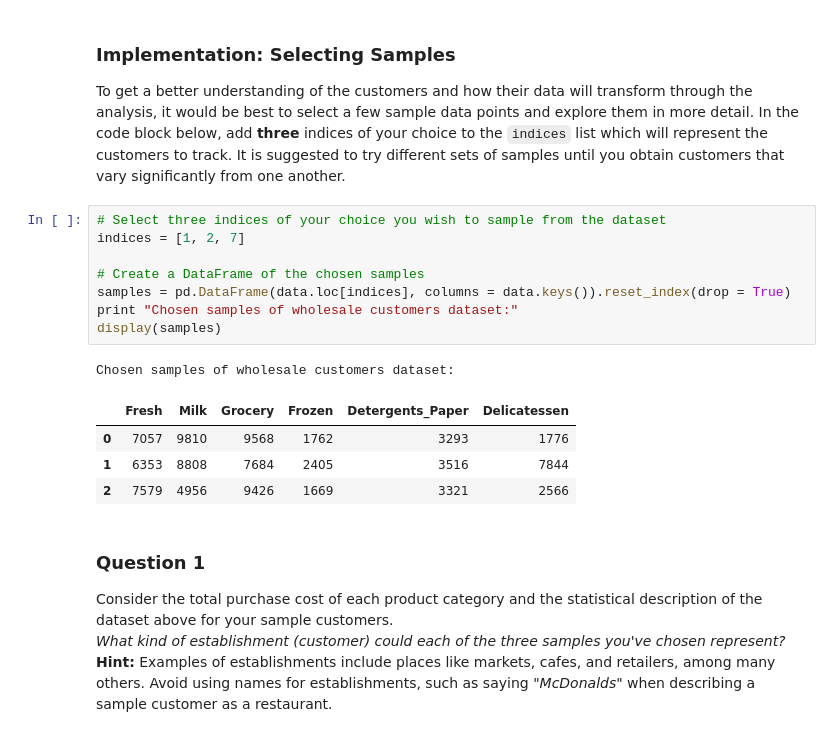
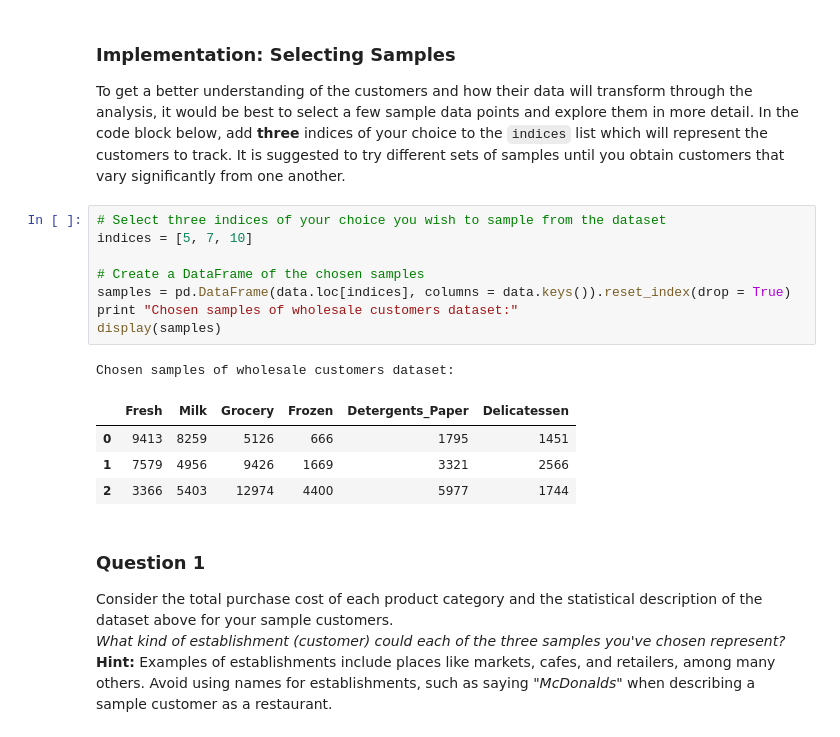
Before and after one commit to thiagomarques2015/customer-segments, a Jupyter notebook: customer_segments.ipynb, the cells around one changed output. Drawn from its saved outputs; the diff is of its cells as text.

```diff
--- a/customer_segments.ipynb
+++ b/customer_segments.ipynb
@@ -60,18 +60,18 @@ display(data.describe())
 To get a better understanding of the customers and how their data will transform through the analysis, it would be best to select a few sample data points and explore them in more detail. In the code block below, add **three** indices of your choice to the `indices` list which will represent the customers to track. It is suggested to try different sets of samples until you obtain customers that vary significantly from one another.
 # %%
 # Select three indices of your choice you wish to sample from the dataset
-indices = [1, 2, 7]
+indices = [5, 7, 10]
 
 # Create a DataFrame of the chosen samples
 samples = pd.DataFrame(data.loc[indices], columns = data.keys()).reset_index(drop = True)
 print "Chosen samples of wholesale customers dataset:"
 display(samples)
 # %% [output]
 Chosen samples of wholesale customers dataset:
 |  | Fresh | Milk | Grocery | Frozen | Detergents_Paper | Delicatessen |
-| 0 | 7057 | 9810 | 9568 | 1762 | 3293 | 1776 |
-| 1 | 6353 | 8808 | 7684 | 2405 | 3516 | 7844 |
-| 2 | 7579 | 4956 | 9426 | 1669 | 3321 | 2566 |
+| 0 | 9413 | 8259 | 5126 | 666 | 1795 | 1451 |
+| 1 | 7579 | 4956 | 9426 | 1669 | 3321 | 2566 |
+| 2 | 3366 | 5403 | 12974 | 4400 | 5977 | 1744 |
 # %% [markdown]
 ### Question 1
 Consider the total purchase cost of each product category and the statistical description of the dataset above for your sample customers.
```
Also changed, not shown: parts of 10 cells of this notebook.
